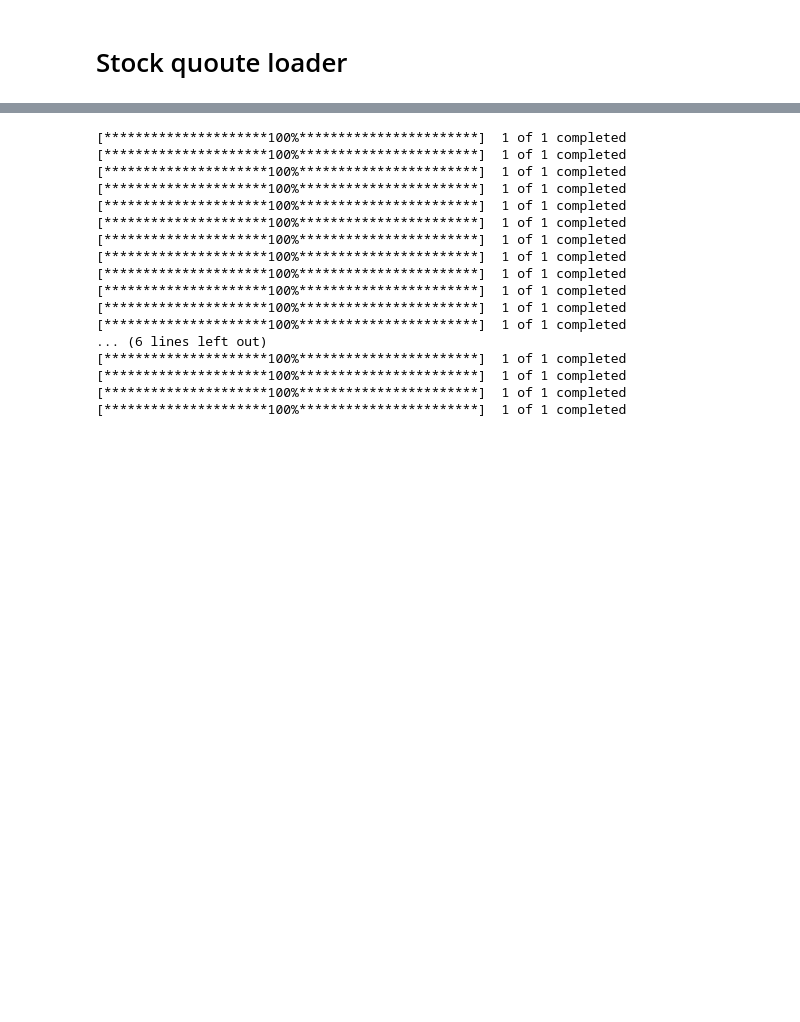
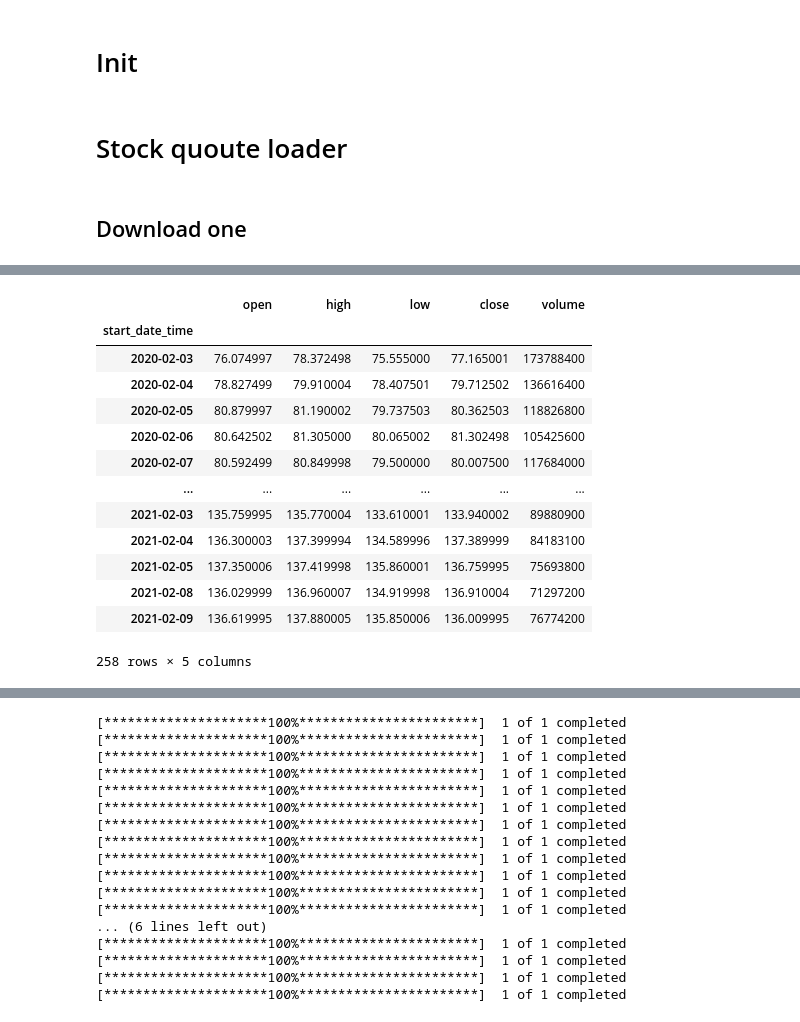
Before and after one commit to NNTrade/Stock-quote-loader-lib, a Jupyter notebook: jnotebook/yahoo.ipynb, the cells around one changed output, grey strips where cells are left out. Saved outputs shown, nothing was run; the diff lists cells and outputs as text; code cells hidden in the pictures; blank space fills up the shorter version.

```diff
--- a/jnotebook/yahoo.ipynb
+++ b/jnotebook/yahoo.ipynb
@@ -16,0 +1,2 @@ data_df.to_csv(sep=";")
+# %% [markdown]
+# Init
@@ -17,5 +12,11 @@ data_df.to_csv(sep=";")
 # %% [markdown]
 # Stock quoute loader
 # %%
-from src.yahoo.yahoo_stock_quote_loader import YahooStockQuoteLoader, date, TimeFrame, pd
-ysql = YahooStockQuoteLoader()
+from src.loader.yahoo.yahoo_stock_quote_loader import YahooStockQuoteLoader, date, TimeFrame, pd
+from src.cache import FileCache
+ysql = YahooStockQuoteLoader(FileCache("./output_files"))
+# %% [markdown]
+## Download one
+# %%
+ysql.download("AAPL", date_from=date(2020,2,1), date_till=date(2021,2,10), timeframe=TimeFrame.D)
+# %% [output]
@@ -21,0 +25,14 @@ ysql = YahooStockQuoteLoader()
+|  | open | high | low | close | volume |
+| start_date_time |  |  |  |  |  |
+| 2020-02-03 | 76.074997 | 78.372498 | 75.555000 | 77.165001 | 173788400 |
+| 2020-02-04 | 78.827499 | 79.910004 | 78.407501 | 79.712502 | 136616400 |
+| 2020-02-05 | 80.879997 | 81.190002 | 79.737503 | 80.362503 | 118826800 |
+| 2020-02-06 | 80.642502 | 81.305000 | 80.065002 | 81.302498 | 105425600 |
+| 2020-02-07 | 80.592499 | 80.849998 | 79.500000 | 80.007500 | 117684000 |
+| ... | ... | ... | ... | ... | ... |
+| 2021-02-03 | 135.759995 | 135.770004 | 133.610001 | 133.940002 | 89880900 |
+| 2021-02-04 | 136.300003 | 137.399994 | 134.589996 | 137.389999 | 84183100 |
+| 2021-02-05 | 137.350006 | 137.419998 | 135.860001 | 136.759995 | 75693800 |
+| 2021-02-08 | 136.029999 | 136.960007 | 134.919998 | 136.910004 | 71297200 |
+| 2021-02-09 | 136.619995 | 137.880005 | 135.850006 | 136.009995 | 76774200 |
+258 rows × 5 columns
```
Also changed, not shown: parts of 7 cells of this notebook, 26 other files.
